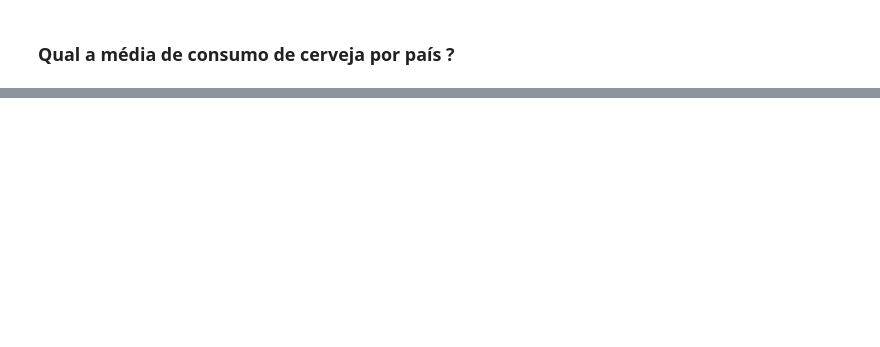
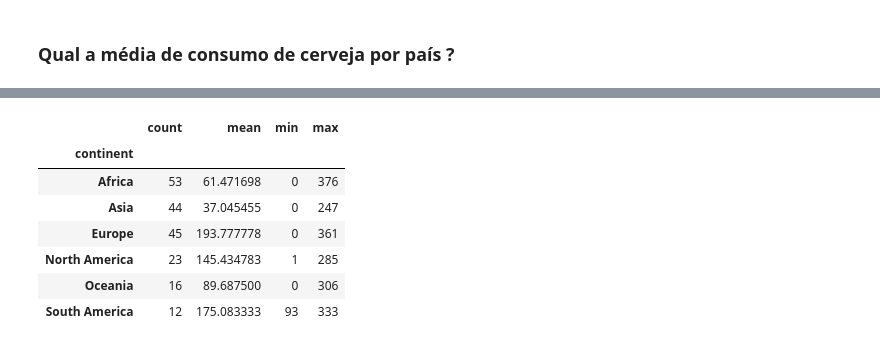
Before and after one commit to diegopmayer/python, a Jupyter notebook: pandas/data-manipulation-pandas.ipynb, the cells around one changed output, grey strips where cells are left out. Saved outputs shown, nothing was run; the diff lists cells and outputs as text; code cells hidden in the pictures; blank space fills up the shorter version.

```diff
--- a/pandas/data-manipulation-pandas.ipynb
+++ b/pandas/data-manipulation-pandas.ipynb
@@ -720,0 +740,11 @@ df_beer_country.shape
+# %%
+drinks.groupby(['continent']).beer_servings.agg(['count', 'mean', 'min', 'max'])
+# %% [output]
+|  | count | mean | min | max |
+| continent |  |  |  |  |
+| Africa | 53 | 61.471698 | 0 | 376 |
+| Asia | 44 | 37.045455 | 0 | 247 |
+| Europe | 45 | 193.777778 | 0 | 361 |
+| North America | 23 | 145.434783 | 1 | 285 |
+| Oceania | 16 | 89.687500 | 0 | 306 |
+| South America | 12 | 175.083333 | 93 | 333 |
```
Also changed, not shown: parts of 25 cells of this notebook.
